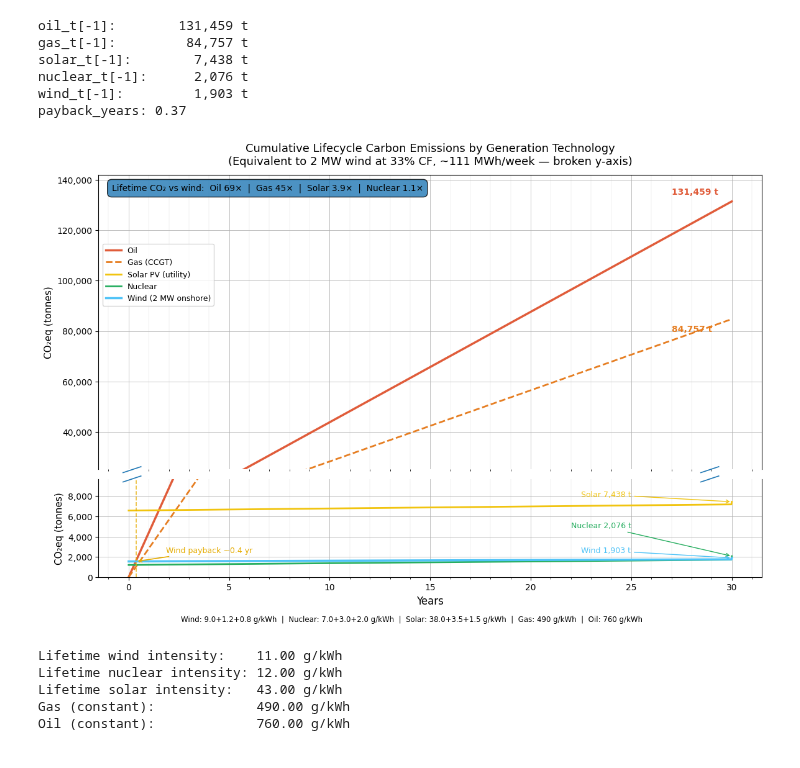
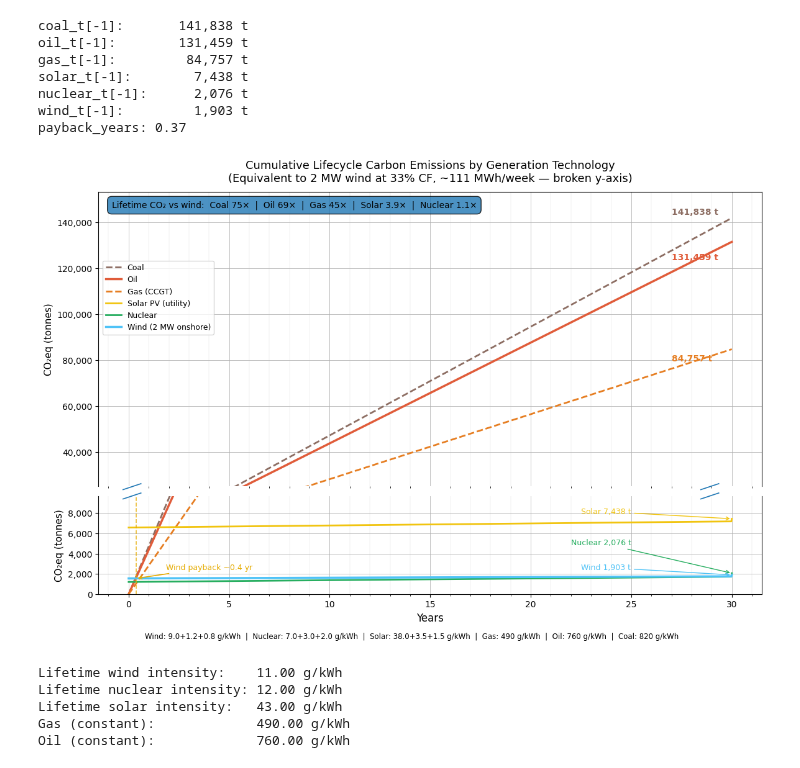
Before and after one commit to lookbusy1344/Relativity, a Jupyter notebook: Python/Carbon.ipynb, the cells around one changed output. Drawn from its saved outputs; the diff is of its cells as text; code cells hidden in the pictures.

```diff
--- a/Python/Carbon.ipynb
+++ b/Python/Carbon.ipynb
@@ -86,9 +85,10 @@ wind_cumulative = (
 )
 wind_cumulative[WEEKS] += WIND_DECOMM_KG_PER_MWH * lifetime_energy_mwh
 
-# Oil and Gas: purely operational — no significant upfront carbon cost
+# Oil, Gas, Coal: purely operational — no significant upfront carbon cost
 oil_cumulative = OIL_KG_PER_MWH * weekly_energy_mwh * weeks
 gas_cumulative = GAS_KG_PER_MWH * weekly_energy_mwh * weeks
+coal_cumulative = COAL_KG_PER_MWH * weekly_energy_mwh * weeks
 
 # Nuclear: upfront construction debt, ongoing O&M, decommissioning at end
 nuclear_cumulative = (
@@ -108,6 +108,7 @@ solar_cumulative[WEEKS] += SOLAR_DECOMM_KG_PER_MWH * lifetime_energy_mwh
 wind_t = wind_cumulative / 1000
 oil_t = oil_cumulative / 1000
 gas_t = gas_cumulative / 1000
+coal_t = coal_cumulative / 1000
 nuclear_t = nuclear_cumulative / 1000
 solar_t = solar_cumulative / 1000
 
@@ -118,6 +119,7 @@ above = np.where(oil_t > wind_t)[0]
 payback_week = int(above[0]) if len(above) > 0 else None
 payback_years = payback_week / 52 if payback_week else None
 
+print(f"coal_t[-1]:    {coal_t[-1]:>10,.0f} t")
 print(f"oil_t[-1]:     {oil_t[-1]:>10,.0f} t")
 print(f"gas_t[-1]:     {gas_t[-1]:>10,.0f} t")
 print(f"solar_t[-1]:   {solar_t[-1]:>10,.0f} t")
@@ -126,13 +128,14 @@ print(f"wind_t[-1]:    {wind_t[-1]:>10,.0f} t")
 print(f"payback_years: {payback_years:.2f}" if payback_years else "no payback found")
 
 # --- Broken y-axis ---
-# Top panel: oil and gas (high-emission, linear scale)
+# Top panel: coal, oil, gas (high-emission, linear scale)
 # Bottom panel: wind, nuclear, solar (low-emission, shows upfront manufacturing debt)
 low_max = max(wind_t.max(), solar_t.max(), nuclear_t.max())
 y_bot_max = low_max * 1.3
-y_top_max = oil_t.max() * 1.08
+y_top_max = coal_t.max() * 1.08
 y_top_min = y_bot_max * 2.6  # gap between panels
 
+COLOR_COAL = "#8d6e63"
 COLOR_OIL = "#e05c3a"
 COLOR_GAS = "#e67e22"
 COLOR_WIND = "#4fc3f7"
@@ -150,6 +153,14 @@ fig, (ax_top, ax_bot) = plt.subplots(
 for ax in (ax_top, ax_bot):
     ax.grid(True, linewidth=0.7, alpha=0.8)
     ax.grid(True, which="minor", linewidth=0.3, alpha=0.4)
+    ax.plot(
+        years_axis,
+        coal_t,
+        color=COLOR_COAL,
+        linewidth=2.0,
+        linestyle="--",
+        label="Coal",
+    )
     ax.plot(years_axis, oil_t, color=COLOR_OIL, linewidth=2.5, label="Oil")
     ax.plot(
         years_axis,
@@ -211,11 +222,19 @@ if payback_years:
         arrowprops=dict(arrowstyle="->", color="#e6ac00", lw=1.2),
     )
 
-# End labels — top panel (oil and gas)
+# End labels — top panel (coal, oil, gas)
+ax_top.annotate(
+    f"{coal_t[-1]:,.0f} t",
+    xy=(30, coal_t[-1]),
+    xytext=(27.0, coal_t[-1] * 1.01),
+    color=COLOR_COAL,
+    fontsize=10,
+    fontweight="bold",
+)
 ax_top.annotate(
     f"{oil_t[-1]:,.0f} t",
     xy=(30, oil_t[-1]),
-    xytext=(27.0, oil_t[-1] * 1.02),
+    xytext=(27.0, oil_t[-1] * 0.94),
     color=COLOR_OIL,
     fontsize=10,
     fontweight="bold",
@@ -260,7 +279,7 @@ ax_top.text(
     0.02,
     0.97,
     f"Lifetime CO\u2082 vs wind:  "
-    f"Oil {oil_t[-1] / wind_t[-1]:.0f}\u00d7  |  Gas {gas_t[-1] / wind_t[-1]:.0f}\u00d7  |  "
+    f"Coal {coal_t[-1] / wind_t[-1]:.0f}\u00d7  |  Oil {oil_t[-1] / wind_t[-1]:.0f}\u00d7  |  Gas {gas_t[-1] / wind_t[-1]:.0f}\u00d7  |  "
     f"Solar {solar_t[-1] / wind_t[-1]:.1f}\u00d7  |  Nuclear {nuclear_t[-1] / wind_t[-1]:.1f}\u00d7",
     transform=ax_top.transAxes,
     ha="left",
@@ -278,35 +297,36 @@ ax_bot.yaxis.set_major_formatter(ticker.FuncFormatter(lambda x, _: f"{x:,.0f}"))
 ax_bot.xaxis.set_major_locator(ticker.MultipleLocator(5))
 ax_bot.xaxis.set_minor_locator(ticker.MultipleLocator(1))
 
 ax_top.set_title(
     f"Cumulative Lifecycle Carbon Emissions by Generation Technology\n"
     f"(Equivalent to 2 MW wind at 33% CF, ~{weekly_energy_mwh:.0f} MWh/week — broken y-axis)",
     fontsize=13,
     pad=12,
 )
 
 ax_top.legend(fontsize=9, loc="upper left", bbox_to_anchor=(0.0, 0.78))
 
 fig.text(
     0.5,
     0.01,
     f"Wind: {WIND_MANUFACTURING_KG_PER_MWH}+{WIND_OM_KG_PER_MWH}+{WIND_DECOMM_KG_PER_MWH} g/kWh  |  "
     f"Nuclear: {NUCLEAR_CONSTRUCTION_KG_PER_MWH}+{NUCLEAR_OM_KG_PER_MWH}+{NUCLEAR_DECOMM_KG_PER_MWH} g/kWh  |  "
     f"Solar: {SOLAR_MANUFACTURING_KG_PER_MWH}+{SOLAR_OM_KG_PER_MWH}+{SOLAR_DECOMM_KG_PER_MWH} g/kWh  |  "
-    f"Gas: {GAS_KG_PER_MWH:.0f} g/kWh  |  Oil: {OIL_KG_PER_MWH:.0f} g/kWh",
+    f"Gas: {GAS_KG_PER_MWH:.0f} g/kWh  |  Oil: {OIL_KG_PER_MWH:.0f} g/kWh  |  Coal: {COAL_KG_PER_MWH:.0f} g/kWh",
     ha="center",
     fontsize=8.5,
 )
 
 plt.subplots_adjust(left=0.08, right=0.97, top=0.91, bottom=0.10, hspace=0.05)
 # %% [output]
+coal_t[-1]:       141,838 t
 oil_t[-1]:        131,459 t
 gas_t[-1]:         84,757 t
 solar_t[-1]:        7,438 t
 nuclear_t[-1]:      2,076 t
 wind_t[-1]:         1,903 t
 payback_years: 0.37
-[figure, old version]
+[figure, new version]
 # %%
 import numpy as np
 import matplotlib.pyplot as plt
```
Also changed, not shown: parts of 2 cells of this notebook.
